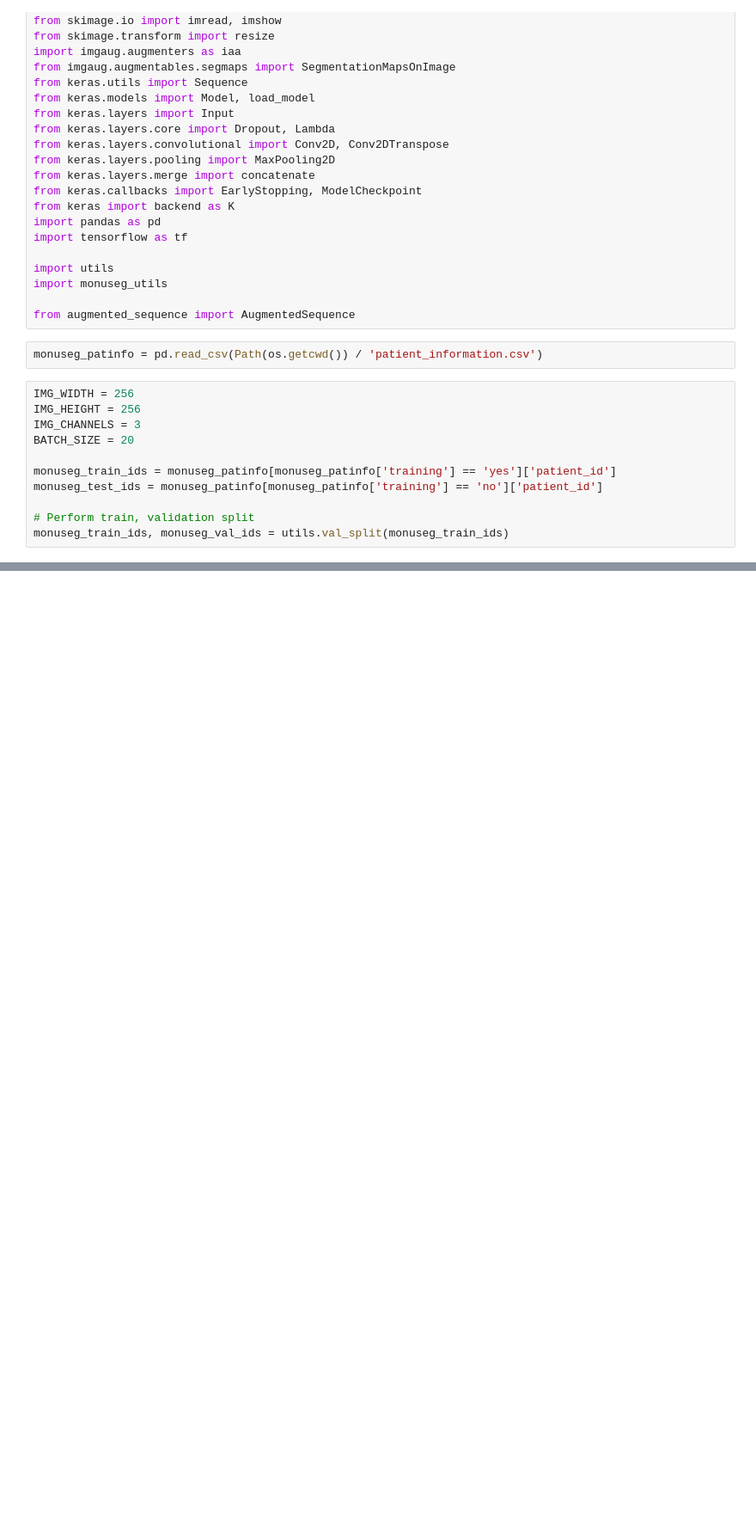
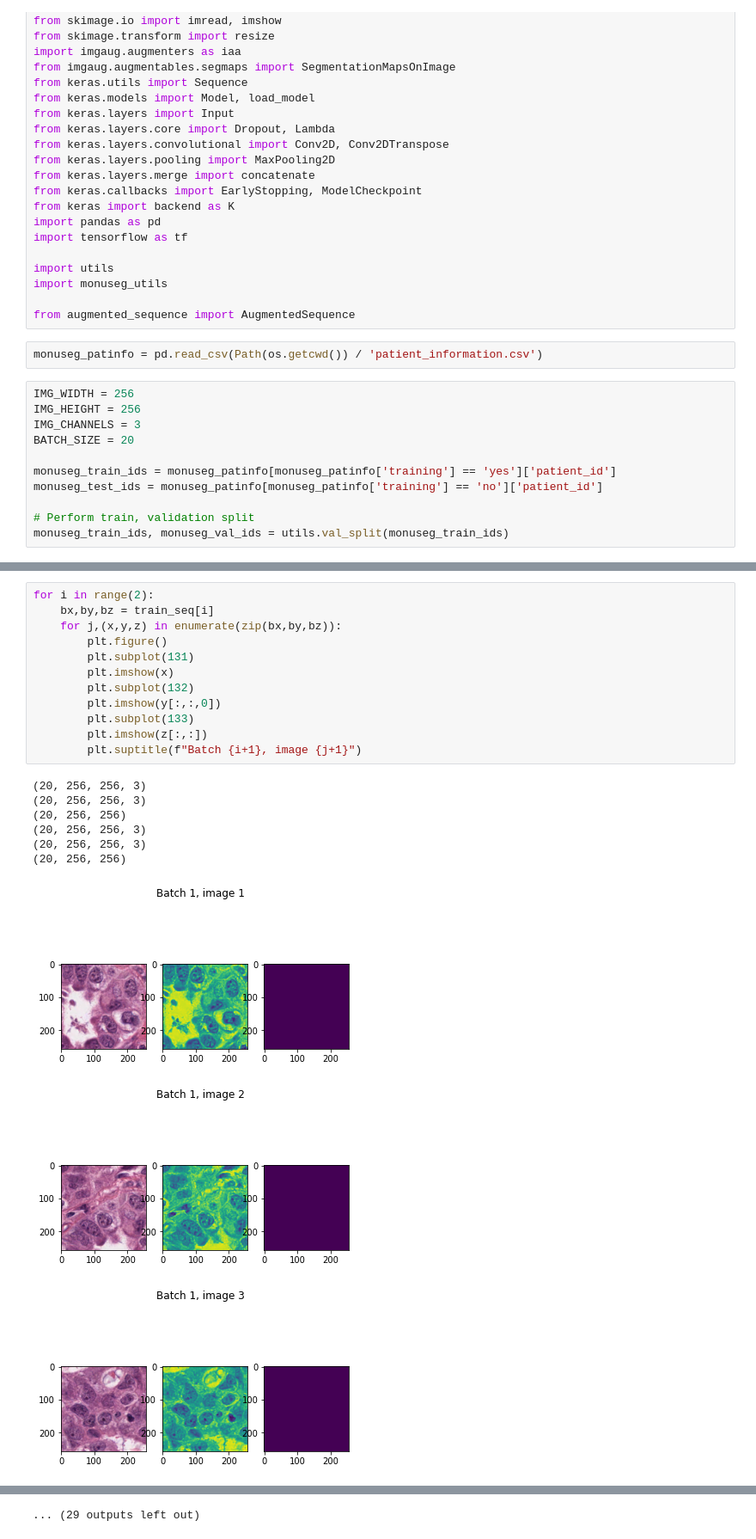
Before and after one commit to karvla/histosnet, a Jupyter notebook: notebooks/U-Net.ipynb, the cells around one changed output, grey strips where cells are left out. Shown at 86% size. Saved outputs shown, nothing was run; the diff lists cells and outputs as text; blank space fills up the shorter version.

```diff
--- a/notebooks/U-Net.ipynb
+++ b/notebooks/U-Net.ipynb
@@ -91,0 +80,22 @@ IndexError: index 256 is out of bounds for axis 1 with size 256
+# %%
+for i in range(2):
+    bx,by,bz = train_seq[i]
+    for j,(x,y,z) in enumerate(zip(bx,by,bz)):
+        plt.figure()
+        plt.subplot(131)
+        plt.imshow(x)
+        plt.subplot(132)
+        plt.imshow(y[:,:,0])
+        plt.subplot(133)
+        plt.imshow(z[:,:])
+        plt.suptitle(f"Batch {i+1}, image {j+1}")
+# %% [output]
+(20, 256, 256, 3)
+(20, 256, 256, 3)
+(20, 256, 256)
+(20, 256, 256, 3)
+(20, 256, 256, 3)
+(20, 256, 256)
+[figure, added]
+[figure, added]
+[figure, added]
@@ -91,0 +110 @@ IndexError: index 256 is out of bounds for axis 1 with size 256
+... (29 outputs left out)
```
Also changed, not shown: parts of 2 cells of this notebook, 3 other files.
